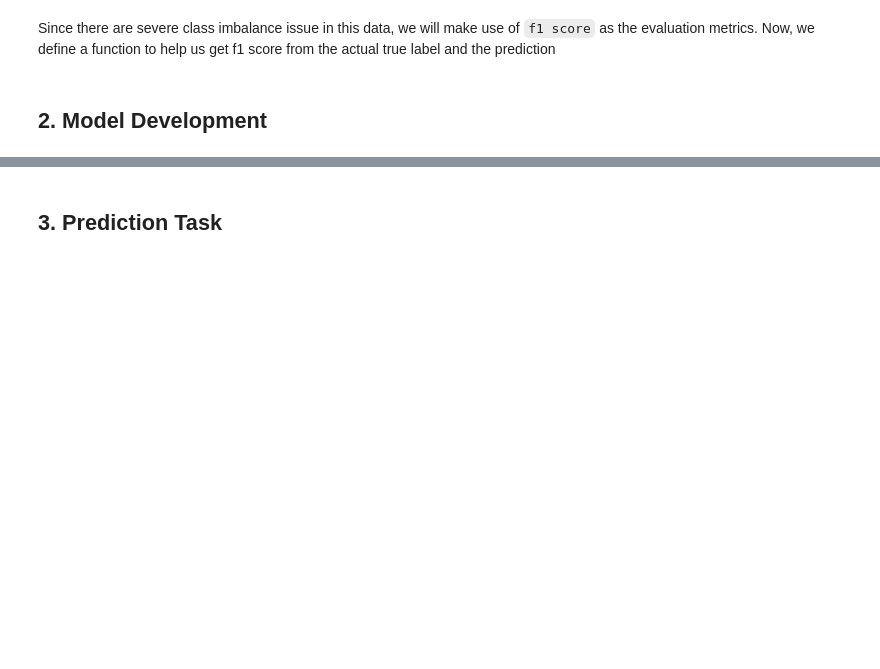
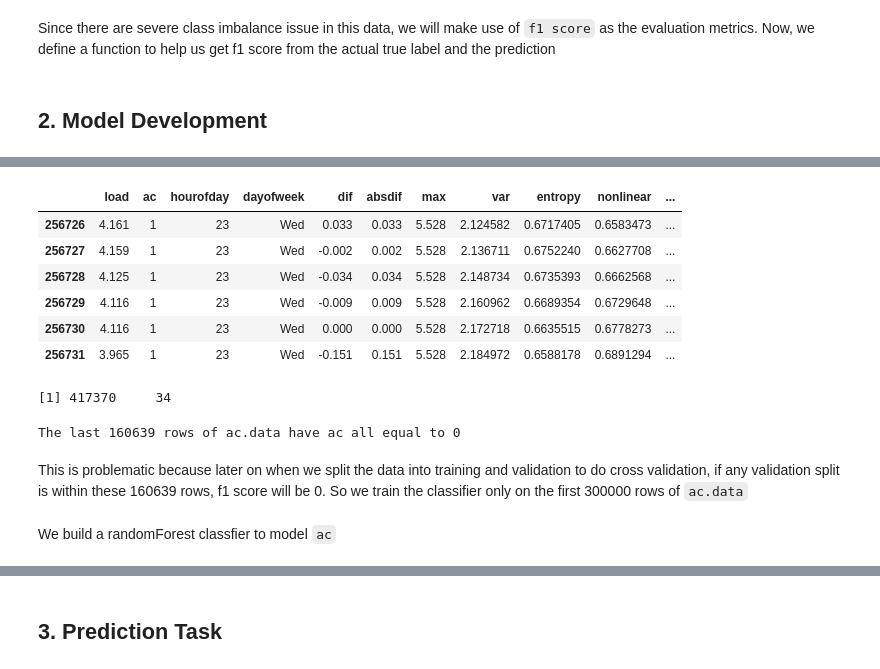
Before and after one commit to DanielTranDS/Appliance-EDA-Classification, a Jupyter notebook: AppliancesClassification_Codes.ipynb, the cells around one changed output, grey strips where cells are left out. Drawn from its saved outputs; the diff is of its cells as text; code cells hidden in the pictures; blank space fills up the shorter version.

```diff
--- a/AppliancesClassification_Codes.ipynb
+++ b/AppliancesClassification_Codes.ipynb
@@ -512,0 +536,19 @@ f1<-function(truth,predict){
+# %%
+#the last seen observation where ac=1 is row with index 256731
+tail(ac.only)
+# %% [output]
+|  | load | ac | hourofday | dayofweek | dif | absdif | max | var | entropy | nonlinear | ... |
+| 256726 | 4.161 | 1 | 23 | Wed | 0.033 | 0.033 | 5.528 | 2.124582 | 0.6717405 | 0.6583473 | ... |
+| 256727 | 4.159 | 1 | 23 | Wed | -0.002 | 0.002 | 5.528 | 2.136711 | 0.6752240 | 0.6627708 | ... |
+| 256728 | 4.125 | 1 | 23 | Wed | -0.034 | 0.034 | 5.528 | 2.148734 | 0.6735393 | 0.6662568 | ... |
+| 256729 | 4.116 | 1 | 23 | Wed | -0.009 | 0.009 | 5.528 | 2.160962 | 0.6689354 | 0.6729648 | ... |
+| 256730 | 4.116 | 1 | 23 | Wed | 0.000 | 0.000 | 5.528 | 2.172718 | 0.6635515 | 0.6778273 | ... |
+| 256731 | 3.965 | 1 | 23 | Wed | -0.151 | 0.151 | 5.528 | 2.184972 | 0.6588178 | 0.6891294 | ... |
+# %%
+dim(ac.data)
+cat('The last',dim(ac.data)[1]-256731,'rows of ac.data have ac all equal to 0')
+# %% [output]
+[1] 417370     34
+The last 160639 rows of ac.data have ac all equal to 0
+# %% [markdown]
+This is problematic because later on when we split the data into training and validation to do cross validation, if any validation split is within these 160639 rows, f1 score will be 0. So we train the classifier only on the first 300000 rows of `ac.data`
@@ -512,0 +557,2 @@ f1<-function(truth,predict){
+# %% [markdown]
+We build a randomForest classfier to model `ac`
```
Also changed, not shown: parts of 14 cells of this notebook.
